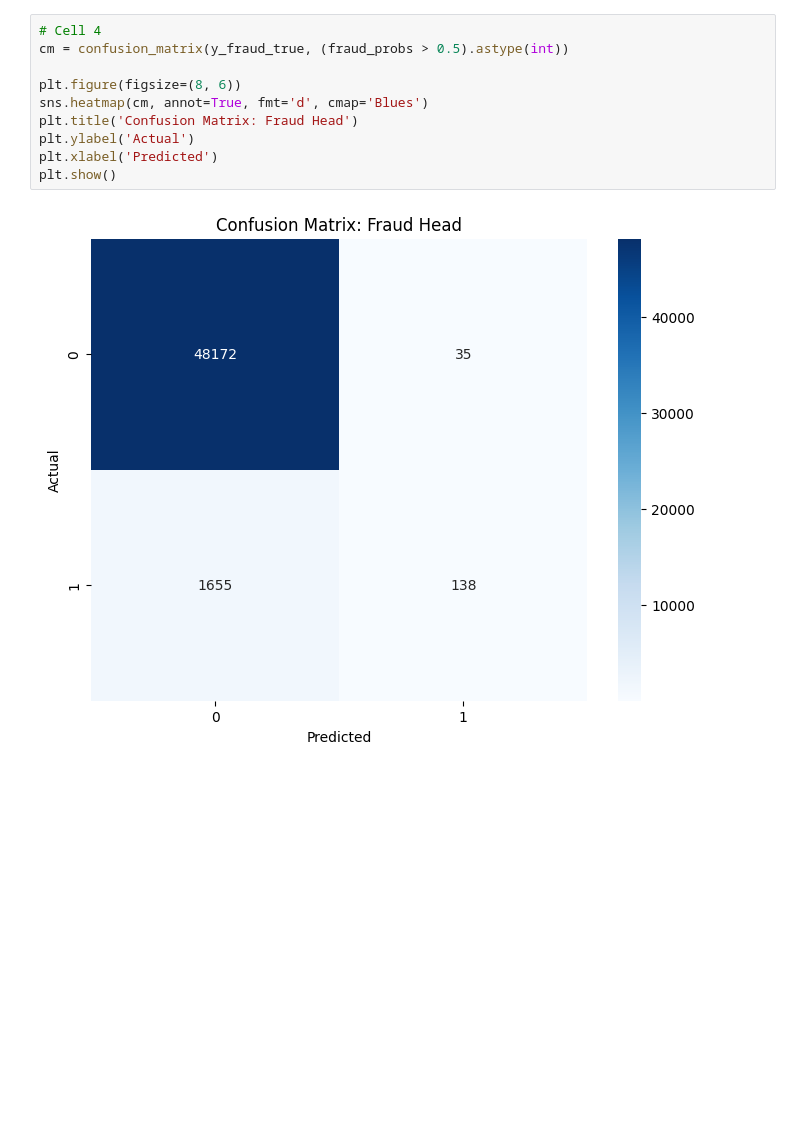
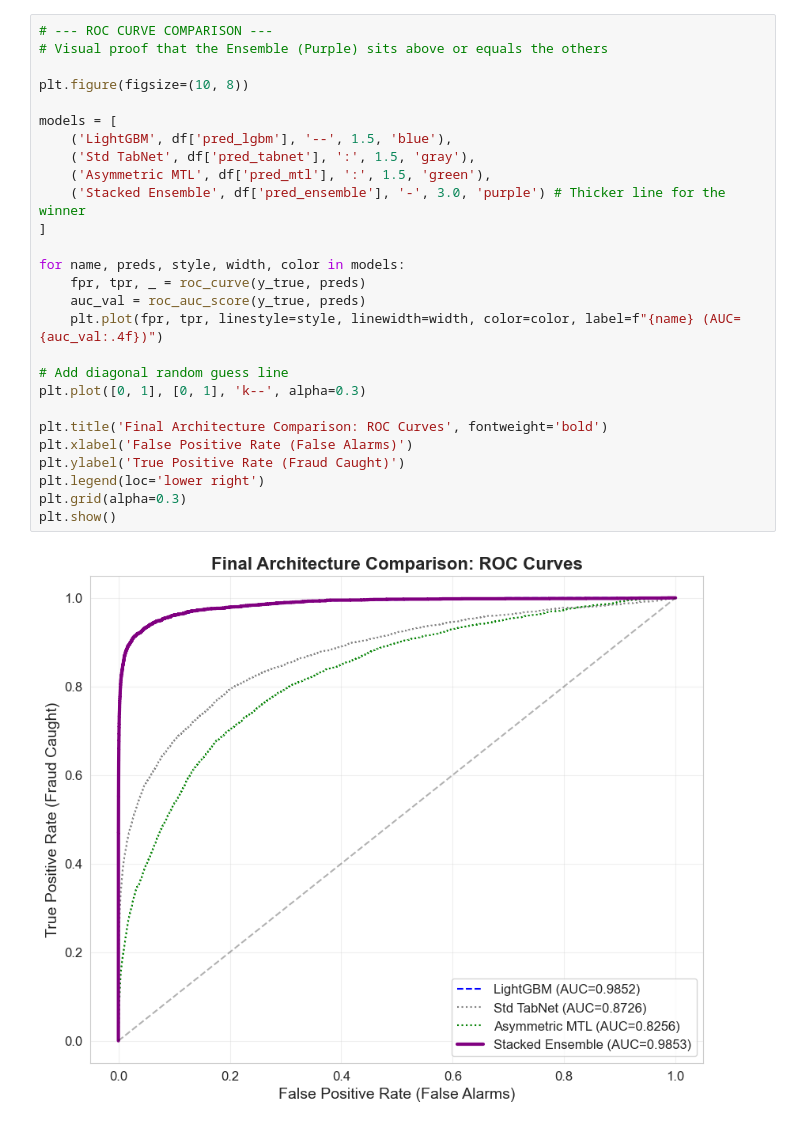
Before and after one commit to mitaksh2005/finance_fraud_detection, a Jupyter notebook: notebooks/07_evaluation_and_metrics.ipynb, the cells around one changed output. Drawn from its saved outputs; the diff is of its cells as text; blank space fills up the shorter version.

```diff
--- a/notebooks/07_evaluation_and_metrics.ipynb
+++ b/notebooks/07_evaluation_and_metrics.ipynb
@@ -69,12 +78,29 @@ Improvement: -6.06%
 # %%
-# Cell 4
-cm = confusion_matrix(y_fraud_true, (fraud_probs > 0.5).astype(int))
+# --- ROC CURVE COMPARISON ---
+# Visual proof that the Ensemble (Purple) sits above or equals the others
 
-plt.figure(figsize=(8, 6))
-sns.heatmap(cm, annot=True, fmt='d', cmap='Blues')
-plt.title('Confusion Matrix: Fraud Head')
-plt.ylabel('Actual')
-plt.xlabel('Predicted')
+plt.figure(figsize=(10, 8))
+
+models = [
+    ('LightGBM', df['pred_lgbm'], '--', 1.5, 'blue'),
+    ('Std TabNet', df['pred_tabnet'], ':', 1.5, 'gray'),
+    ('Asymmetric MTL', df['pred_mtl'], ':', 1.5, 'green'),
+    ('Stacked Ensemble', df['pred_ensemble'], '-', 3.0, 'purple') # Thicker line for the winner
+]
+
+for name, preds, style, width, color in models:
+    fpr, tpr, _ = roc_curve(y_true, preds)
+    auc_val = roc_auc_score(y_true, preds)
+    plt.plot(fpr, tpr, linestyle=style, linewidth=width, color=color, label=f"{name} (AUC={auc_val:.4f})")
+
+# Add diagonal random guess line
+plt.plot([0, 1], [0, 1], 'k--', alpha=0.3)
+
+plt.title('Final Architecture Comparison: ROC Curves', fontweight='bold')
+plt.xlabel('False Positive Rate (False Alarms)')
+plt.ylabel('True Positive Rate (Fraud Caught)')
+plt.legend(loc='lower right')
+plt.grid(alpha=0.3)
 plt.show()
 # %% [output]
-[figure, old version]
+[figure, new version]
```
Also changed, not shown: parts of 6 cells of this notebook, 4 other files.
